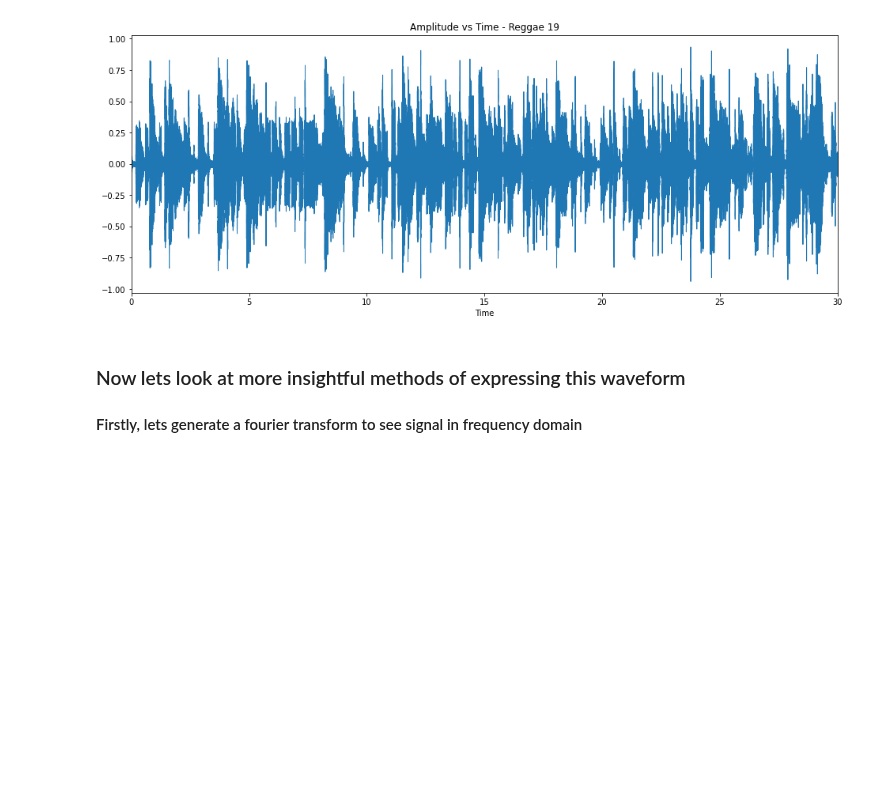
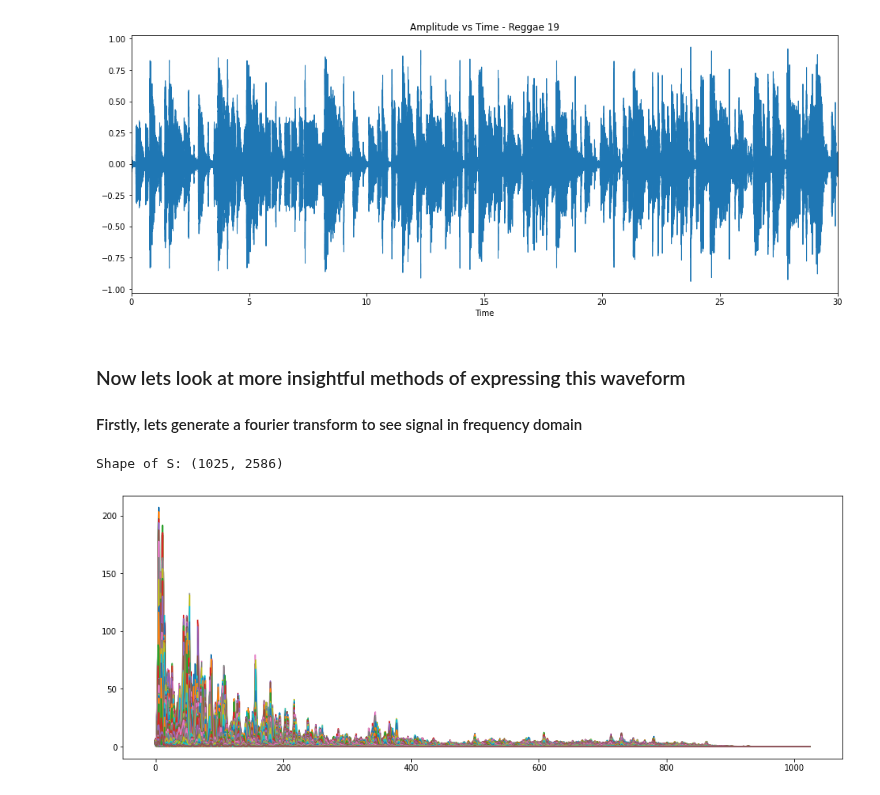
Before and after one commit to nalderman19/AudioAnalysisProject, a Jupyter notebook: audiofilefun.ipynb, the cells around one changed output. Cells and saved outputs as stored; diff of their text form; code cells hidden in the pictures; blank space fills up the shorter version.

Commit message:
Finished Analysis of Single Audio File

```diff
--- a/audiofilefun.ipynb
+++ b/audiofilefun.ipynb
@@ -56,3 +56,17 @@ plt.xlim([0,30]);
 # %% [markdown]
 ### Now lets look at more insightful methods of expressing this waveform
 #### Firstly, lets generate a fourier transform to see signal in frequency domain
+# %%
+# var for fft window size
+fftWindow = 2048
+fftShift = 256
+S = np.abs(lbs.stft(audioData, n_fft=fftWindow, hop_length=fftShift))
+
+print("Shape of S:", np.shape(S))
+# %% [output]
+Shape of S: (1025, 2586)
+# %%
+plt.figure(figsize=(16,6))
+plt.plot(S);
+# %% [output]
+[figure, added]
```
Also changed, not shown: parts of 12 cells of this notebook.
